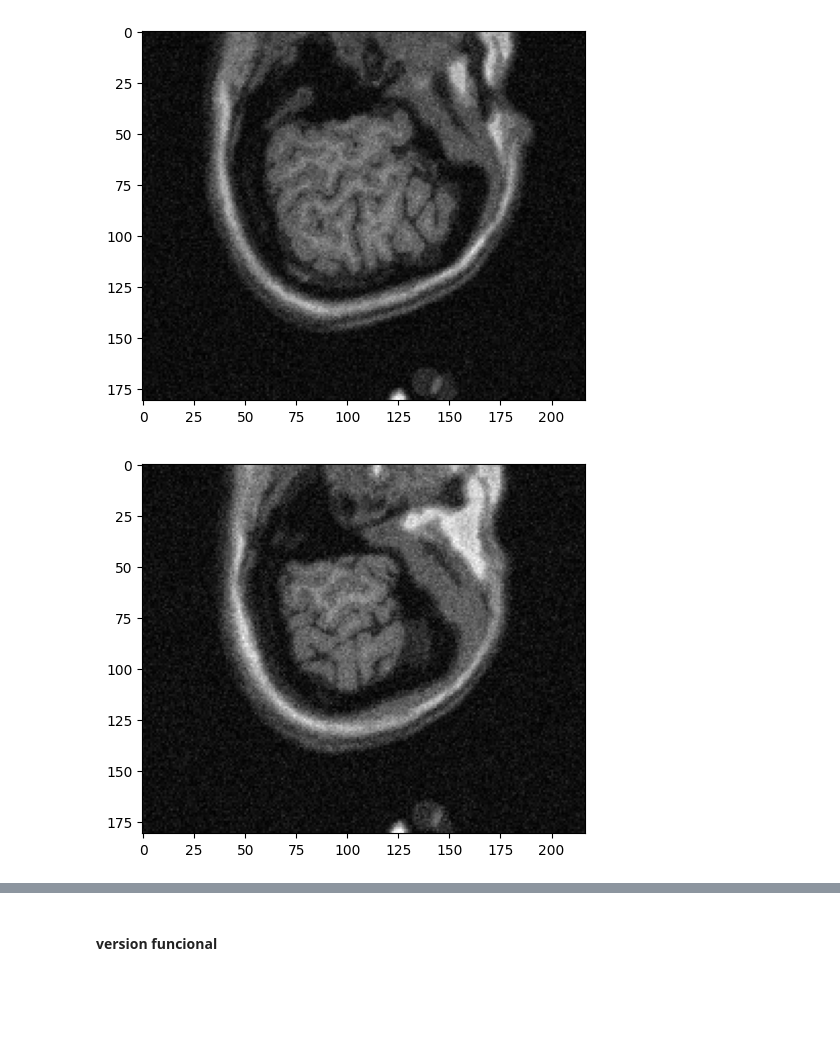
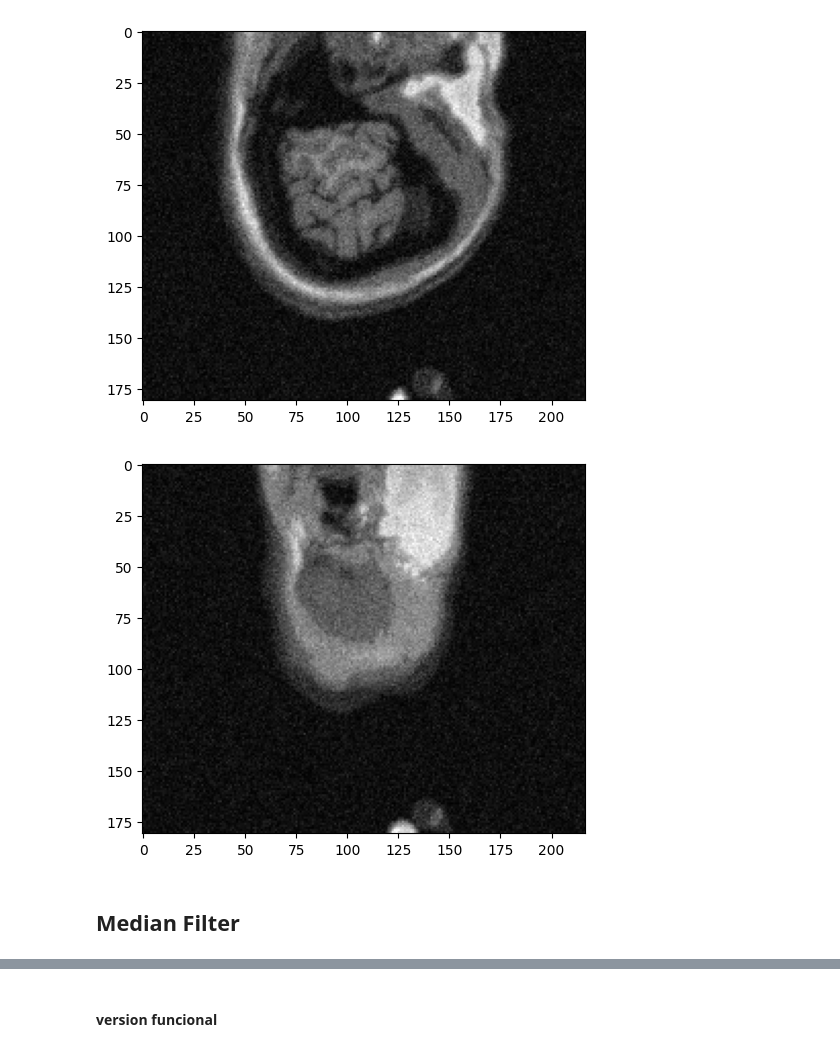
Before and after one commit to jesuarezt/procesamiento_imagenes_medicas, a Jupyter notebook: taller_3_filtrado_papper/papper_interpretation.ipynb, the cells around one changed output, grey strips where cells are left out. Saved outputs shown, nothing was run; the diff lists cells and outputs as text; code cells hidden in the pictures; blank space fills up the shorter version.

Commit message:
complete adaptive filter

```diff
--- a/taller_3_filtrado_papper/papper_interpretation.ipynb
+++ b/taller_3_filtrado_papper/papper_interpretation.ipynb
@@ -25,13 +25,13 @@ def load_imagen_to_itk(path_):
     #print(itk_img)
 
     # Plot a slice of the image
-    plt.imshow(itk.array_view_from_image(itk_img)[:,:,30], cmap='gray')
+    plt.imshow(itk.array_view_from_image(itk_img)[:,:,25], cmap='gray')
     plt.show()
 
     return itk_img
 # %%
-def plot_image(image_):
-    array = itk.array_view_from_image(image_)
+def plot_image(image_, k_level= 25):
+    array = itk.array_view_from_image(image_)[:,:,k_level]
 
     # Plot the image using Matplotlib
     plt.imshow(array, cmap="gray")
@@ -40,15 +40,12 @@ def plot_image(image_):
 # %%
 path_ = 'data/t1_icbm_normal_1mm_pn9_rf20.mnc.gz'
 reader = load_imagen_to_itk(path_)
+plot_image(reader, k_level=12)
 # %% [output]
-[figure, old version]
+[figure, new version]
+[figure, added]
-# %%
-reader_test  = itk.GetArrayViewFromImage(reader)[:,:,25]
-reader_test = itk.image_view_from_array(reader_test)
-plot_image(reader_test)
-#original imagen
-# %% [output]
-[figure, removed]
+# %% [markdown]
+## Median Filter
 # %%
 def median_filter(data, filter_size):
     #data = itk.GetArrayViewFromImage(data)
```
Also changed, not shown: parts of 10 cells of this notebook.
